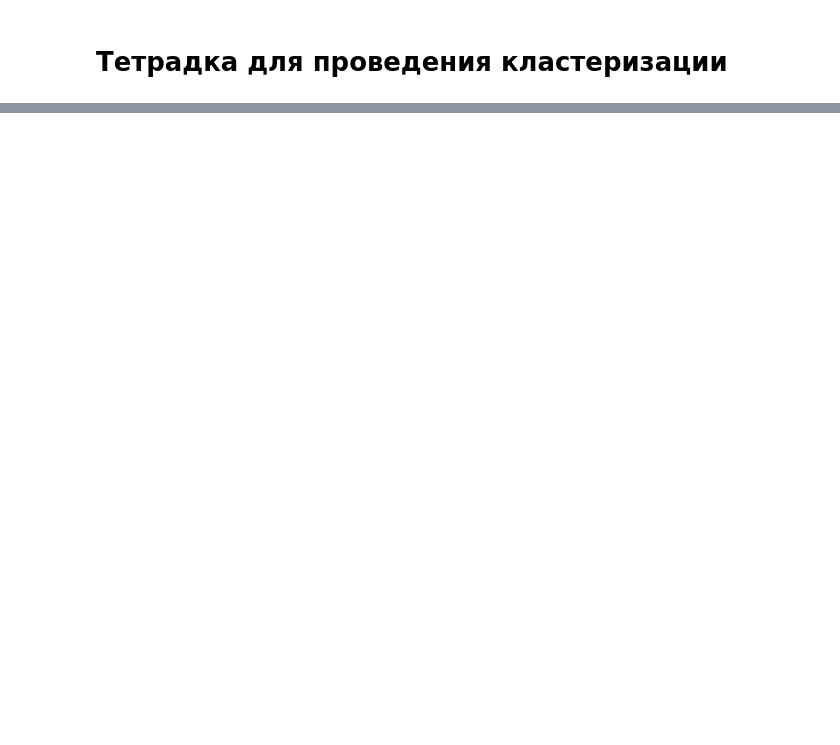
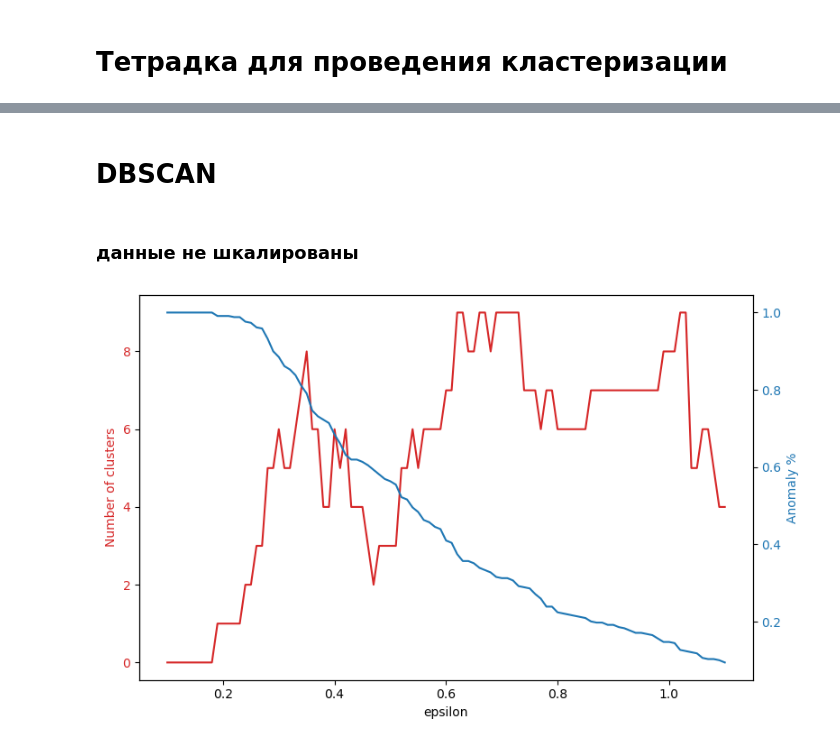
Before and after one commit to igmamedov/Classerizption-of-banks, a Jupyter notebook: banki_ru_parcer_finance/cluster_2023.ipynb, the cells around one changed output, grey strips where cells are left out. Cells and saved outputs as stored; diff of their text form; code cells hidden in the pictures; blank space fills up the shorter version.

```diff
--- a/banki_ru_parcer_finance/cluster_2023.ipynb
+++ b/banki_ru_parcer_finance/cluster_2023.ipynb
@@ -33,2 +66,3 @@ warnings.filterwarnings("ignore")
 # %%
 x_2023 = pd.read_excel('full_dfs/x_2023.xlsx')
+index_data = pd.read_excel('bank_index.xlsx')
@@ -106,0 +385,2 @@ dataframe
+# %% [markdown]
+# DBSCAN
@@ -106,0 +390,48 @@ dataframe
+# %% [markdown]
+### данные не шкалированы
+# %%
+def draw_anomaly_plot(embeds, eps = 0.1, eps_grow=0.01):
+    # для начала считаем все наблюдения аномальными
+    outlier_percentage = 1.
+
+    num_clusters = []
+    anomaly_percentage = []
+
+    # берем маленький эпсилон и начинаем увеличивать
+    eps_history = [eps]
+
+    while outlier_percentage > 0.1:
+        model = DBSCAN(eps=eps, min_samples=3).fit(embeds)
+
+        labels = model.labels_
+        num_clusters.append(len(np.unique(labels))-1)
+        labels = np.array([1 if label == -1 else 0 for label in labels])
+
+        # считаем текущий процент "шума"
+        outlier_percentage = sum(labels==1) / len(labels)
+        eps += eps_grow
+        eps_history.append(eps)
+        anomaly_percentage.append(outlier_percentage)
+
+
+    iterations = eps_history[:-1]
+    fig, ax1 = plt.subplots(figsize=(8,5))
+    color = 'tab:red'
+    ax1.set_xlabel('epsilon')
+    ax1.set_ylabel('Number of clusters', color=color)
+    ax1.plot(iterations, num_clusters, color=color)
+    ax1.tick_params(axis='y', labelcolor=color)
+
+    ax2 = ax1.twinx()  # инициализация второй оси в соотвествии с размером первой
+
+    color = 'tab:blue'
+    ax2.set_ylabel('Anomaly %', color=color)
+    ax2.plot(iterations, anomaly_percentage, color=color)
+    ax2.tick_params(axis='y', labelcolor=color)
+
+    fig.tight_layout()
+    plt.show()
+# %%
+draw_anomaly_plot(X1, eps = 0.1,  eps_grow=0.01)
+# %% [output]
+[figure, added]
```
Also changed, not shown: parts of 81 cells of this notebook.
